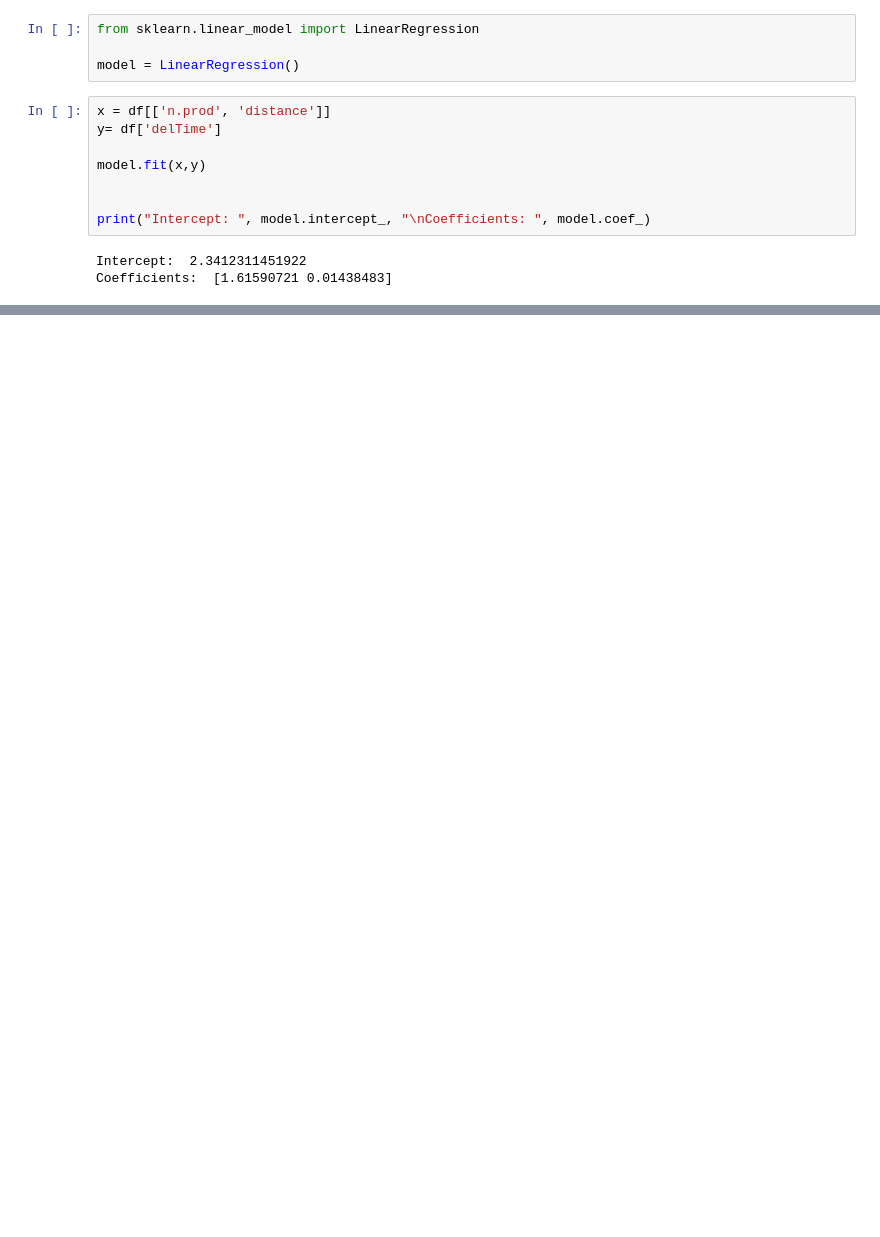
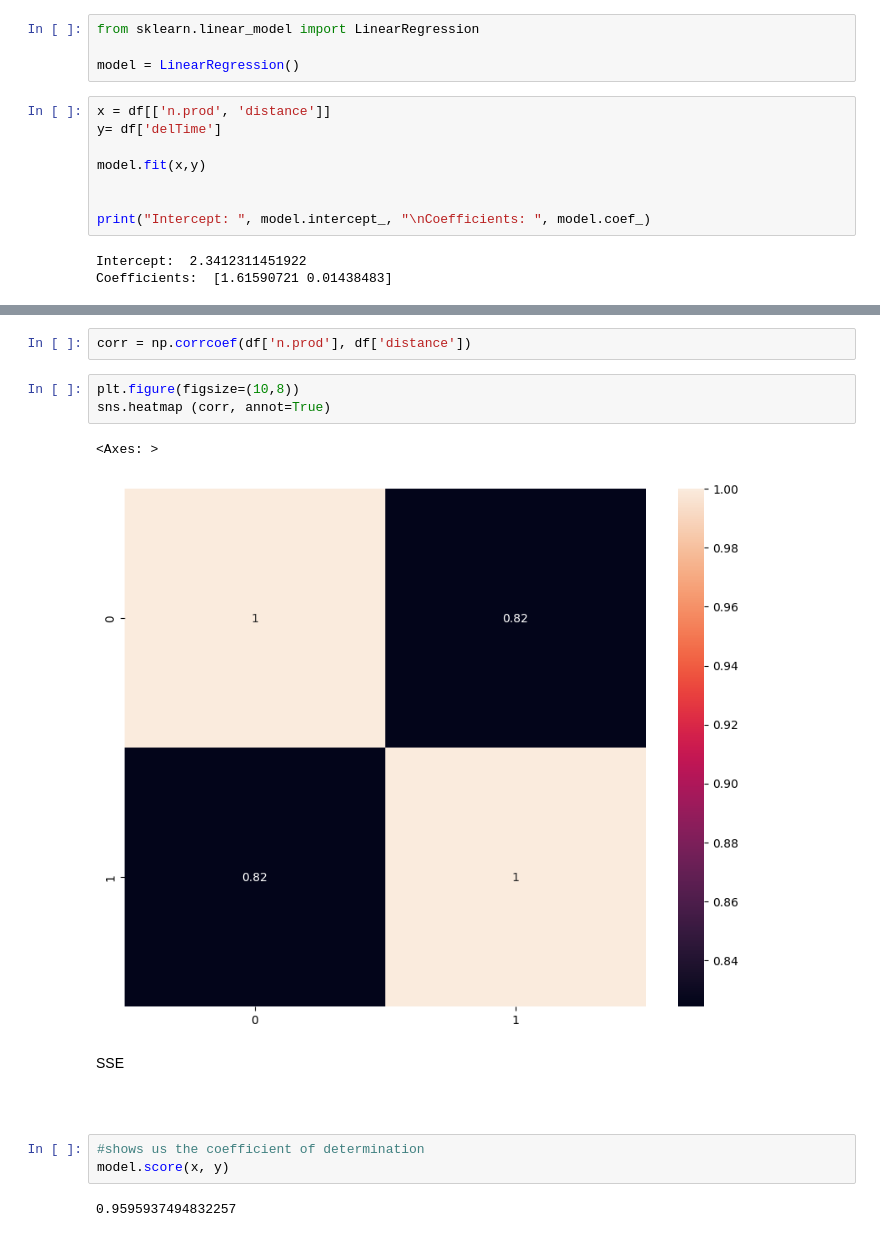
Before and after one commit to noelmt7/Multiple_Linear_Reg, a Jupyter notebook: 2348538_Noel.ipynb, the cells around one changed output, grey strips where cells are left out. Drawn from its saved outputs; the diff is of its cells as text; blank space fills up the shorter version.

```diff
--- a/2348538_Noel.ipynb
+++ b/2348538_Noel.ipynb
@@ -46,0 +52,17 @@ Coefficients:  [1.61590721 0.01438483]
+# %%
+corr = np.corrcoef(df['n.prod'], df['distance'])
+# %%
+plt.figure(figsize=(10,8))
+sns.heatmap (corr, annot=True)
+# %% [output]
+<Axes: >
+[figure, added]
+# %% [markdown]
+SSE
+# %% [markdown]
+#
+# %%
+#shows us the coefficient of determination
+model.score(x, y)
+# %% [output]
+0.9595937494832257
```
Also changed, not shown: parts of 4 cells of this notebook.
